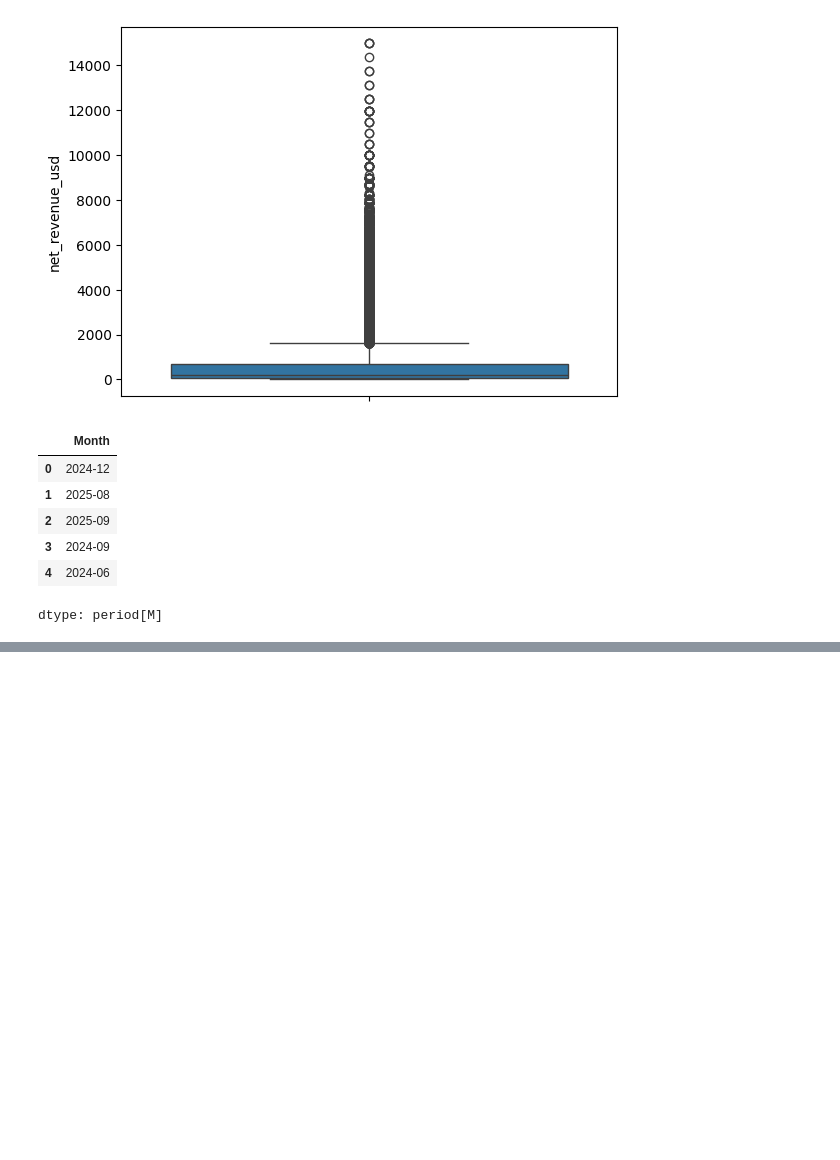
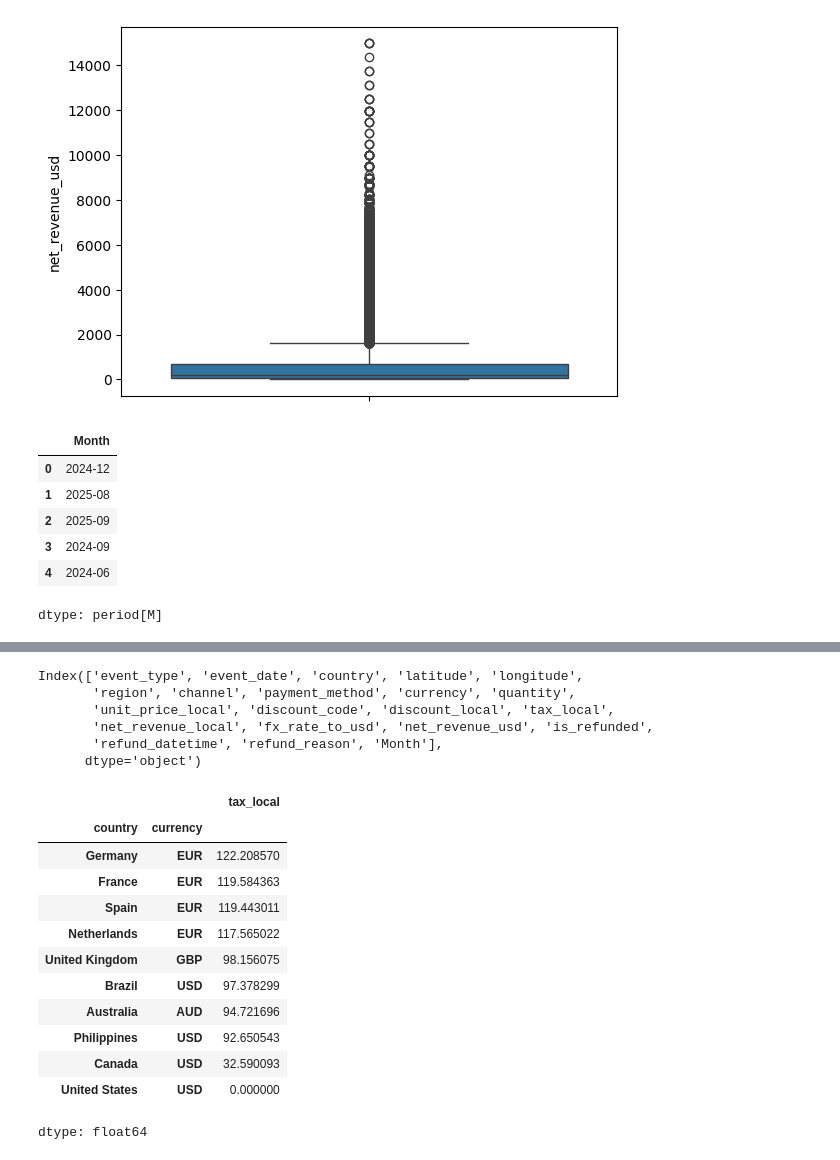
Before and after one commit to mrpradip098-hue/data-analyst-notes, a Jupyter notebook: Python/E_Com (1).ipynb, the cells around one changed output, grey strips where cells are left out. Drawn from its saved outputs; the diff is of its cells as text; code cells hidden in the pictures; blank space fills up the shorter version.

```diff
--- a/Python/E_Com (1).ipynb
+++ b/Python/E_Com (1).ipynb
@@ -627,0 +662,26 @@ dtype: period[M]
+# %%
+df.columns
+# %% [output]
+Index(['event_type', 'event_date', 'country', 'latitude', 'longitude',
+       'region', 'channel', 'payment_method', 'currency', 'quantity',
+       'unit_price_local', 'discount_code', 'discount_local', 'tax_local',
+       'net_revenue_local', 'fx_rate_to_usd', 'net_revenue_usd', 'is_refunded',
+       'refund_datetime', 'refund_reason', 'Month'],
+      dtype='object')
+# %%
+from numpy.random import normal
+df.groupby(["country","currency"])["tax_local"].mean().sort_values(ascending=False)
+# %% [output]
+|  |  | tax_local |
+| country | currency |  |
+| Germany | EUR | 122.208570 |
+| France | EUR | 119.584363 |
+| Spain | EUR | 119.443011 |
+| Netherlands | EUR | 117.565022 |
+| United Kingdom | GBP | 98.156075 |
+| Brazil | USD | 97.378299 |
+| Australia | AUD | 94.721696 |
+| Philippines | USD | 92.650543 |
+| Canada | USD | 32.590093 |
+| United States | USD | 0.000000 |
+dtype: float64
```
Also changed, not shown: parts of 16 cells of this notebook.
